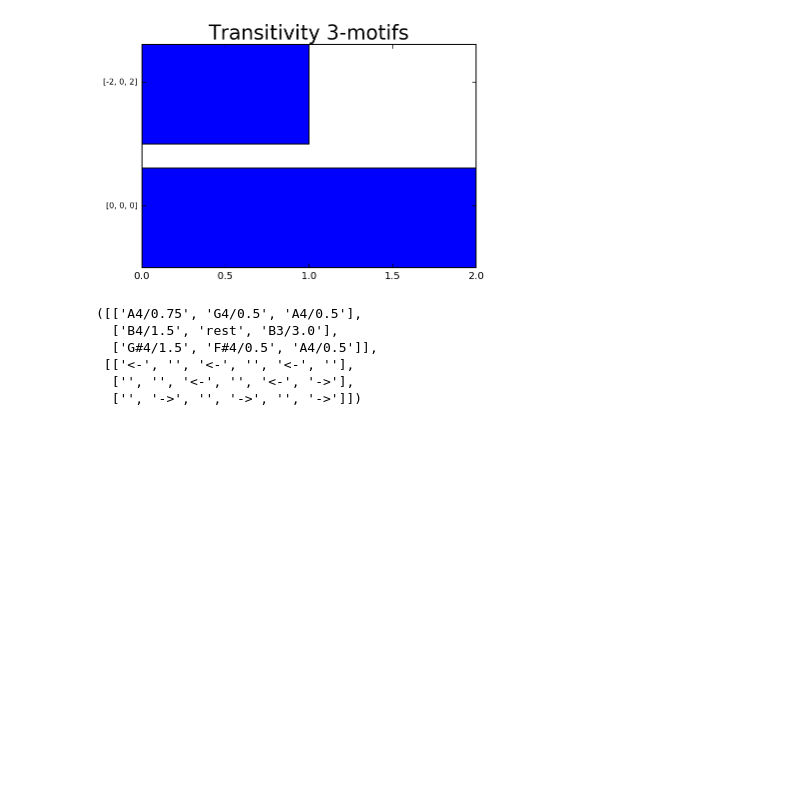
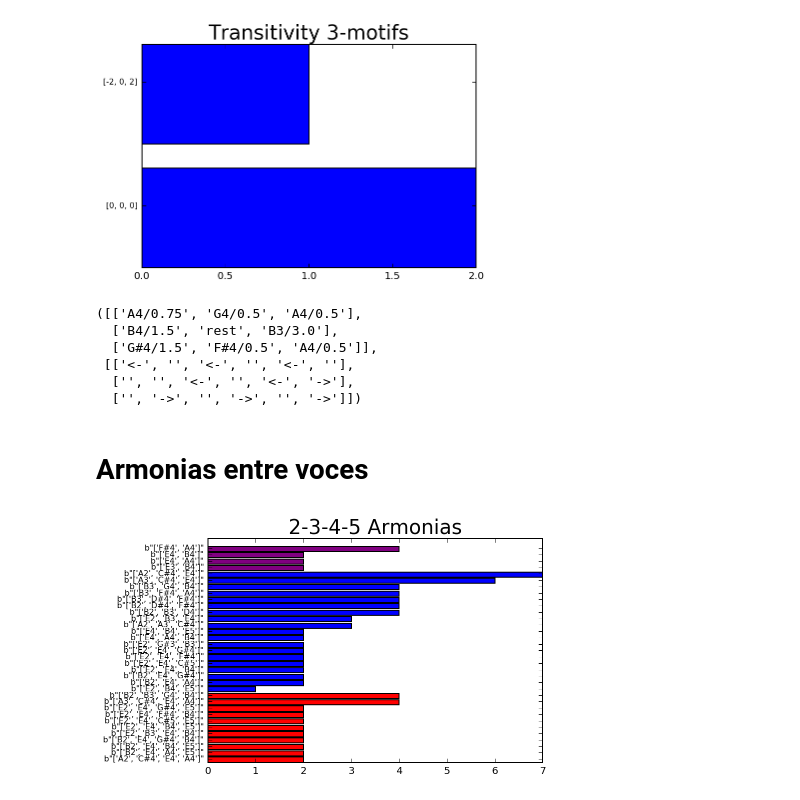
Before and after one commit to Redes2018/TP_esp, a Jupyter notebook: analisis.ipynb, the cells around one changed output. Drawn from its saved outputs; the diff is of its cells as text; code cells hidden in the pictures; blank space fills up the shorter version.

Commit message:
Agrego armonia entre voces y graficos 2dy3d a Analisis.ipynb

```diff
--- a/analisis.ipynb
+++ b/analisis.ipynb
@@ -135,3 +135,10 @@ f_transitivity_motifs(G_m)
  [['<-', '', '<-', '', '<-', ''],
   ['', '', '<-', '', '<-', '->'],
   ['', '->', '', '->', '', '->']])
+# %% [markdown]
+# Armonias entre voces
+# %%
+cancion = r'./partituras/Rock/Beatles/beatles_wood.mxl'
+AU_voices=f_armon(cancion,[0,1,2])[2]
+# %% [output]
+[figure, added]
```
Also changed, not shown: parts of 3 cells of this notebook.
